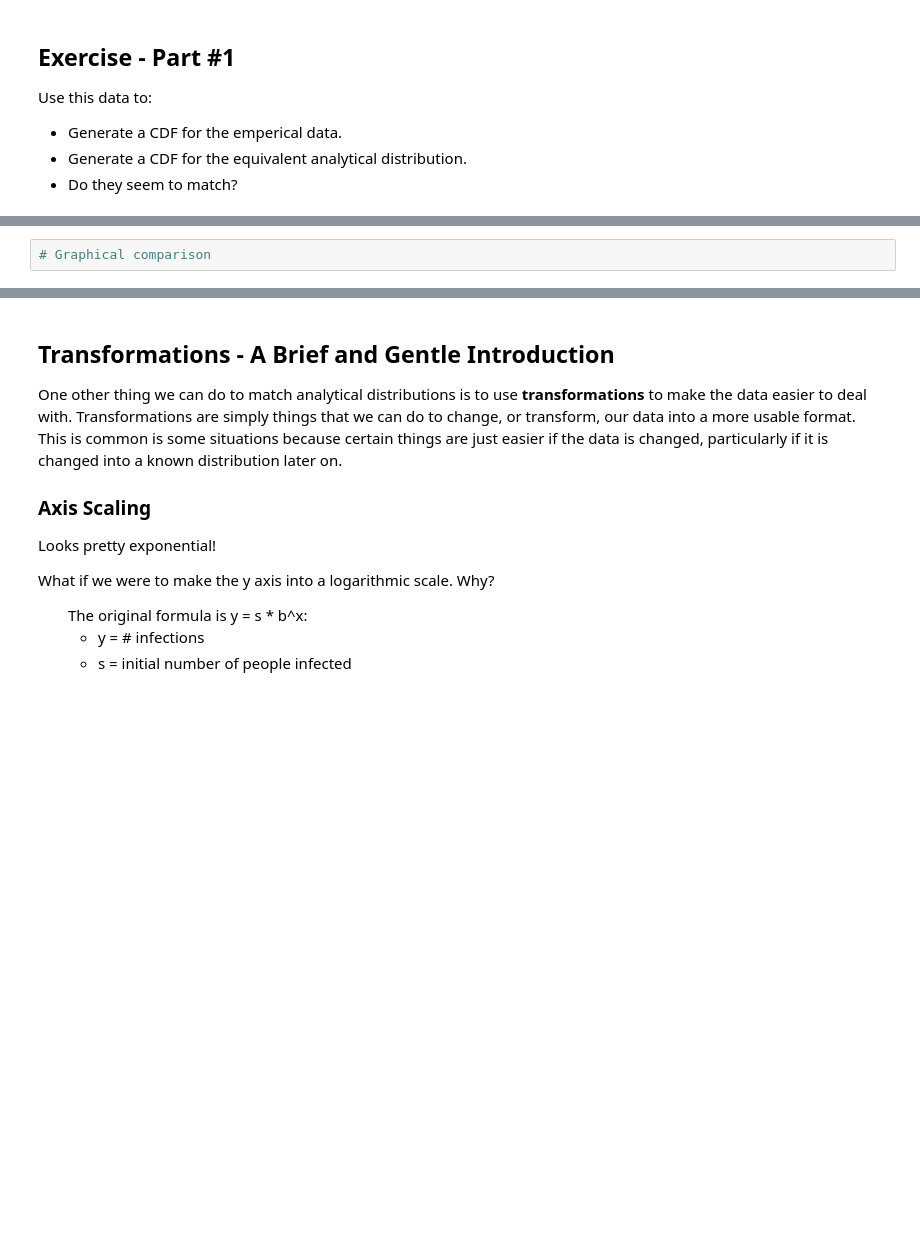
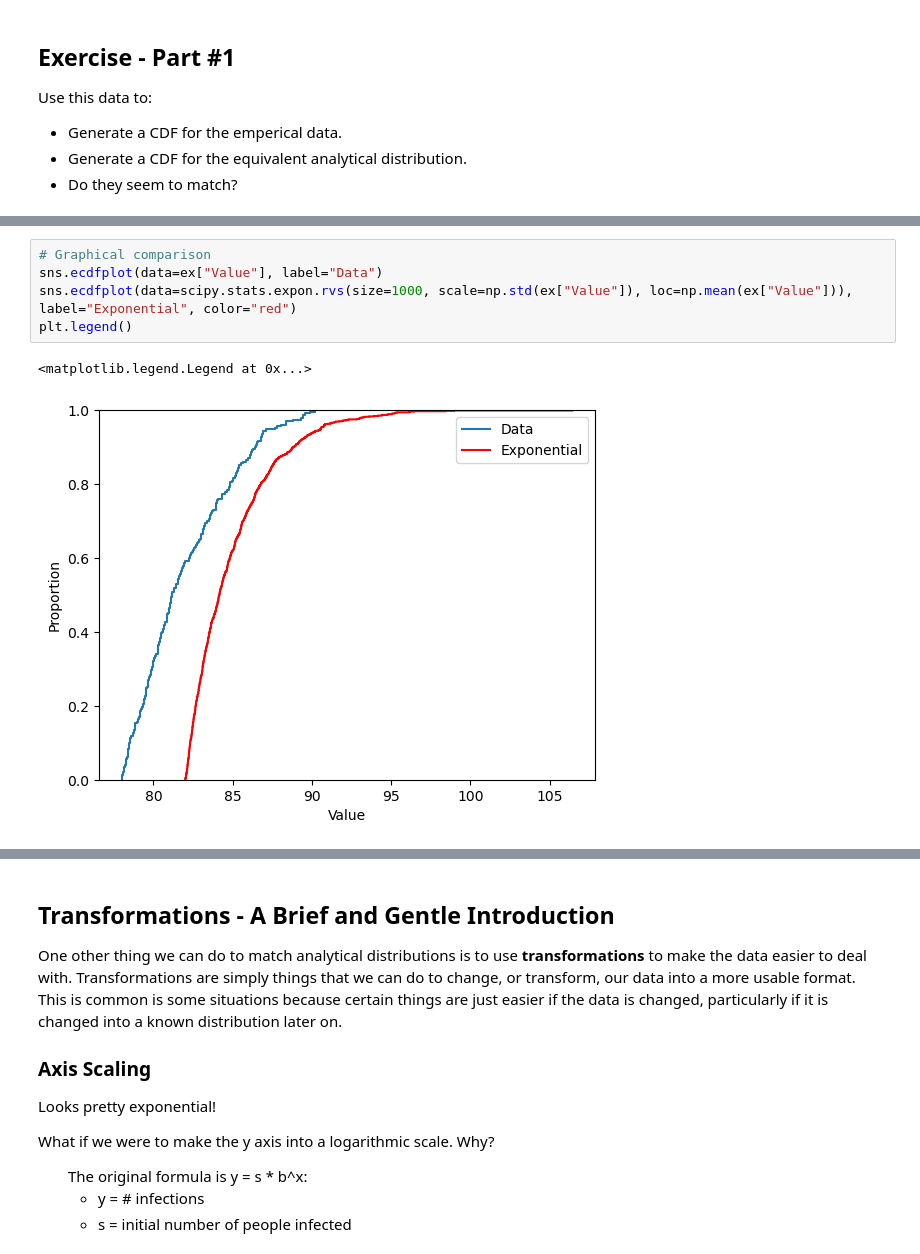
Before and after one commit to SedemSetor/Basic_Stats_in_Python_Student_Repository, a Jupyter notebook: 007_DistributionsExample.ipynb, the cells around one changed output, grey strips where cells are left out. Cells and saved outputs as stored; diff of their text form; blank space fills up the shorter version.

```diff
--- a/007_DistributionsExample.ipynb
+++ b/007_DistributionsExample.ipynb
@@ -124,2 +164,8 @@ ex = pd.read_csv("data/expon.csv")
-# %%
-# Graphical comparison
+# %%
+# Graphical comparison
+sns.ecdfplot(data=ex["Value"], label="Data")
+sns.ecdfplot(data=scipy.stats.expon.rvs(size=1000, scale=np.std(ex["Value"]), loc=np.mean(ex["Value"])), label="Exponential", color="red")
+plt.legend()
+# %% [output]
+<matplotlib.legend.Legend at 0x...>
+[figure, added]
```
Also changed, not shown: parts of 23 cells of this notebook, 5 other files.
